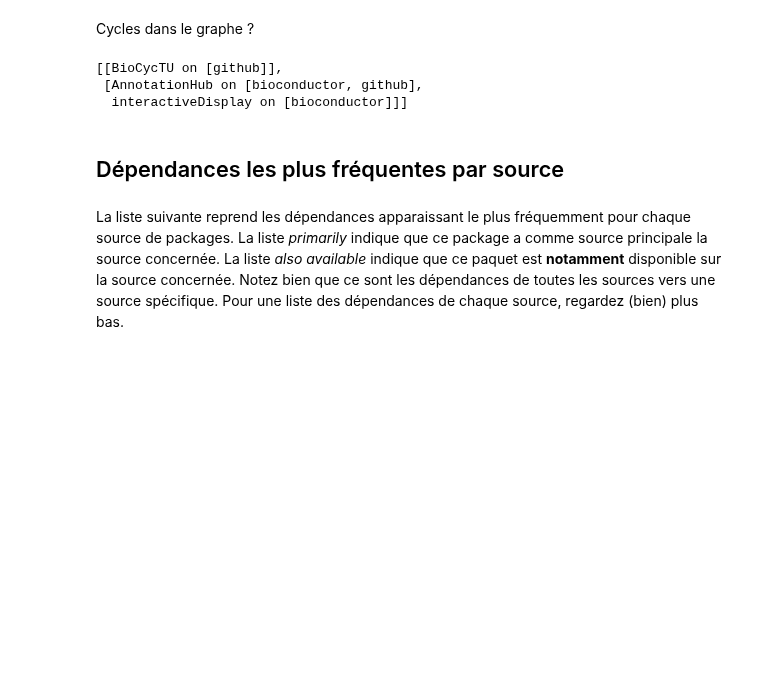
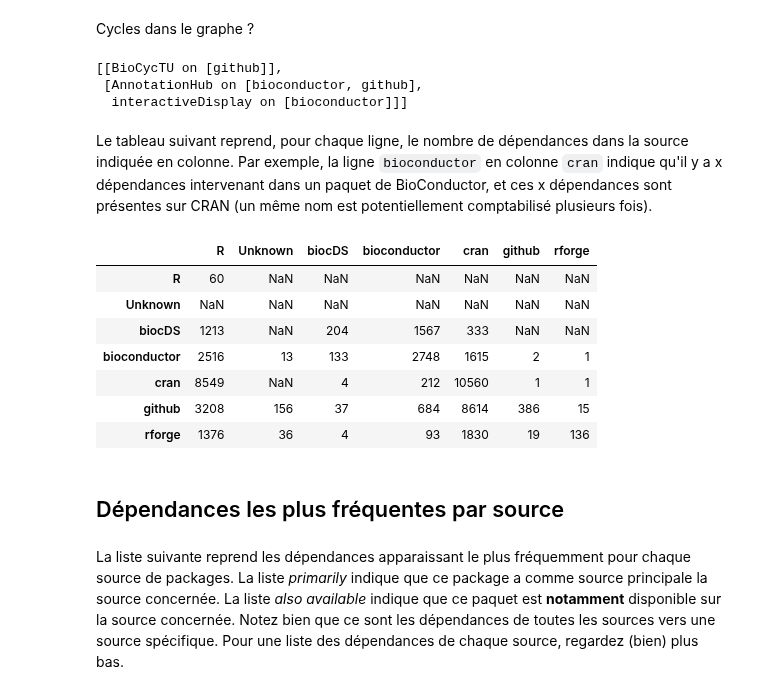
Before and after one commit to maelick/GitHub-API-Helpers, a Jupyter notebook: notebooks/IWSECO - R Package Dependencies.ipynb, the cells around one changed output. Cells and saved outputs as stored; diff of their text form; code cells hidden in the pictures; blank space fills up the shorter version.

Commit message:
Mise à jour du notebook des dépendances avec un tableau du nombre de dépendances (par opposition au nombre de packages).

```diff
--- a/notebooks/IWSECO - R Package Dependencies.ipynb
+++ b/notebooks/IWSECO - R Package Dependencies.ipynb
@@ -224,6 +224,24 @@ list(networkx.simple_cycles(dg))
 [[BioCycTU on [github]],
  [AnnotationHub on [bioconductor, github],
   interactiveDisplay on [bioconductor]]]
+# %% [markdown]
+Le tableau suivant reprend, pour chaque ligne, le nombre de dépendances dans la source indiquée en colonne. Par exemple, la ligne `bioconductor` en colonne `cran` indique qu'il y a x dépendances intervenant dans un paquet de BioConductor, et ces x dépendances sont présentes sur CRAN (un même nom est potentiellement comptabilisé plusieurs fois).
+# %%
+scores_all = {}
+for p in packages.itervalues():
+    score = scores_all.setdefault(p.source, {})
+    for d in p.dependencies.itervalues():
+        score[d.source] = score.get(d.source, 0) + 1
+pandas.DataFrame.from_dict(scores_all).T
+# %% [output]
+|  | R | Unknown | biocDS | bioconductor | cran | github | rforge |
+| R | 60 | NaN | NaN | NaN | NaN | NaN | NaN |
+| Unknown | NaN | NaN | NaN | NaN | NaN | NaN | NaN |
+| biocDS | 1213 | NaN | 204 | 1567 | 333 | NaN | NaN |
+| bioconductor | 2516 | 13 | 133 | 2748 | 1615 | 2 | 1 |
+| cran | 8549 | NaN | 4 | 212 | 10560 | 1 | 1 |
+| github | 3208 | 156 | 37 | 684 | 8614 | 386 | 15 |
+| rforge | 1376 | 36 | 4 | 93 | 1830 | 19 | 136 |
 # %% [markdown]
 ## Dépendances les plus fréquentes par source
 # %%
```
Also changed, not shown: parts of 13 cells of this notebook, 1 other file.
